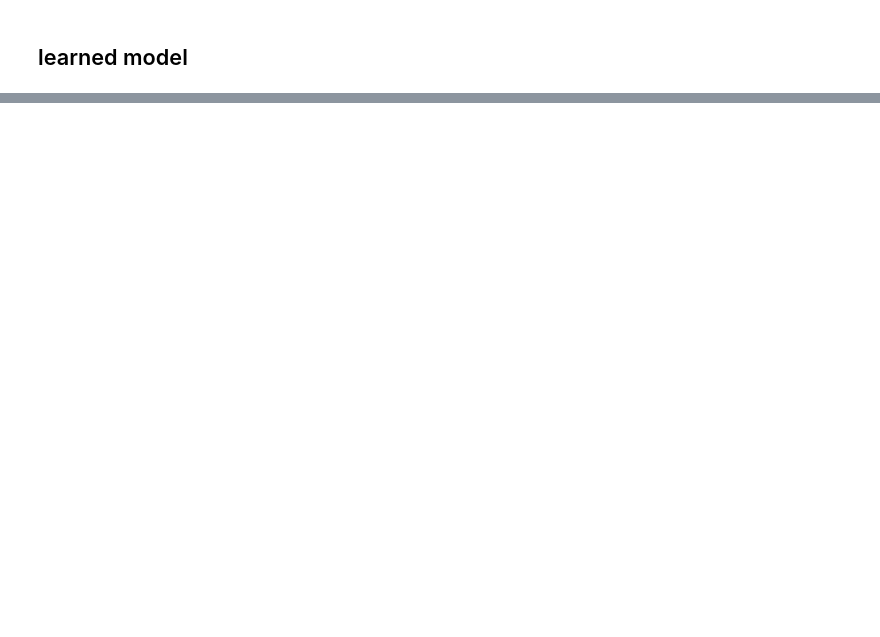
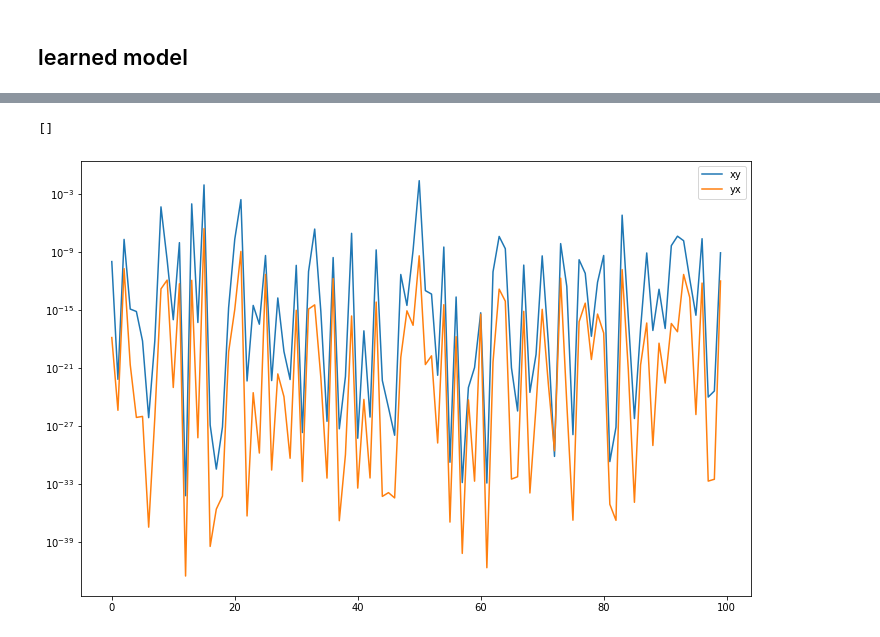
Before and after one commit to goncalorafaria/PyCausal, a Jupyter notebook: examples/causal_inference.ipynb, the cells around one changed output, grey strips where cells are left out. Cells and saved outputs as stored; diff of their text form; code cells hidden in the pictures; blank space fills up the shorter version.

```diff
--- a/examples/causal_inference.ipynb
+++ b/examples/causal_inference.ipynb
@@ -102,3 +108,5 @@ metalr=1e-1
+# %%
+updates = 1000
 # %% [markdown]
 ## Learning L ( X -> Y )
 # %%
@@ -160,0 +170,6 @@ _, g = meta_objective(transfer, "X", "Y", modelxx, modelxy, modelyy, modelyx,
+# %%
+steps=10
+finetune=40
+episodes=100
+lr=1e-3
+metalr=1e-1
@@ -166,0 +252,10 @@ plt.show()
+# %%
+plt.figure(figsize=(12,8))
+plt.plot(lpxy,label="xy")
+plt.plot(lpyx, label="yx")
+plt.yscale("log")
+plt.legend()
+plt.plot()
+# %% [output]
+[]
+[figure, added]
```
Also changed, not shown: parts of 16 cells of this notebook, 2 other files.
